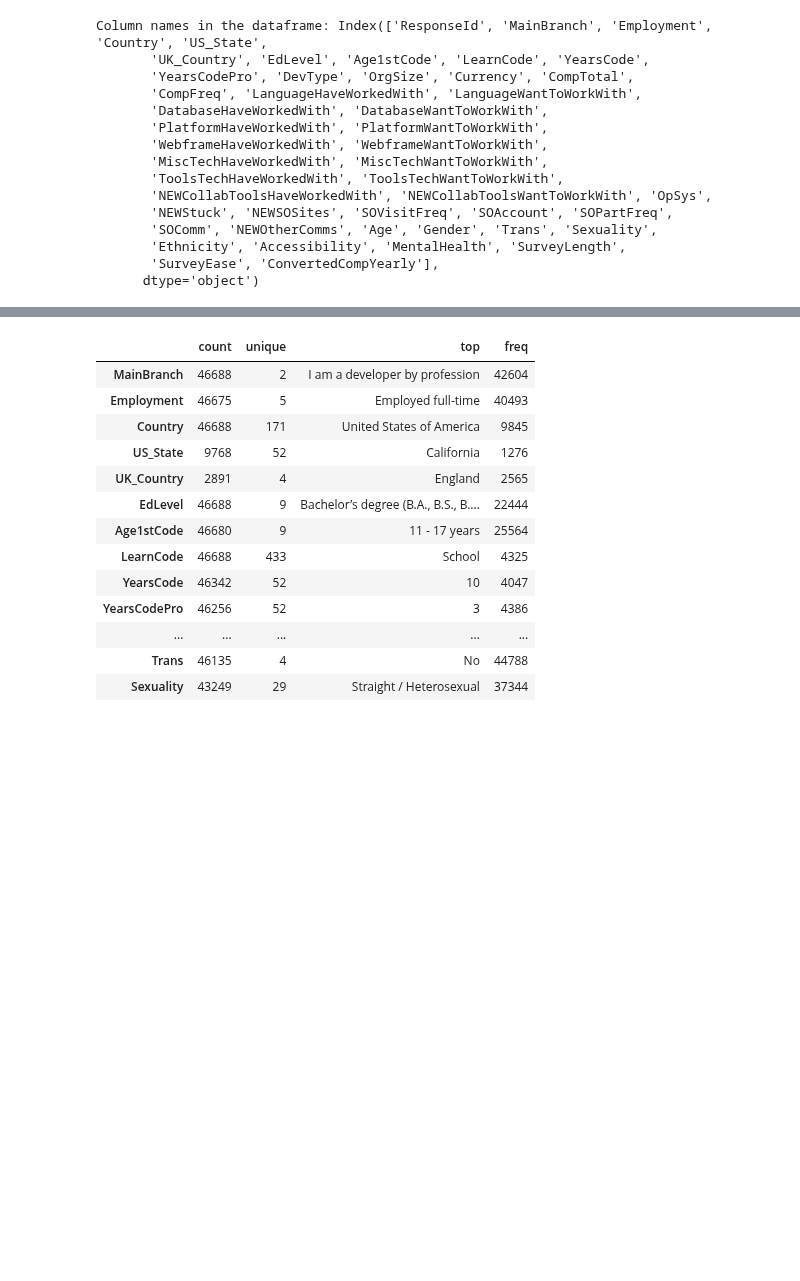
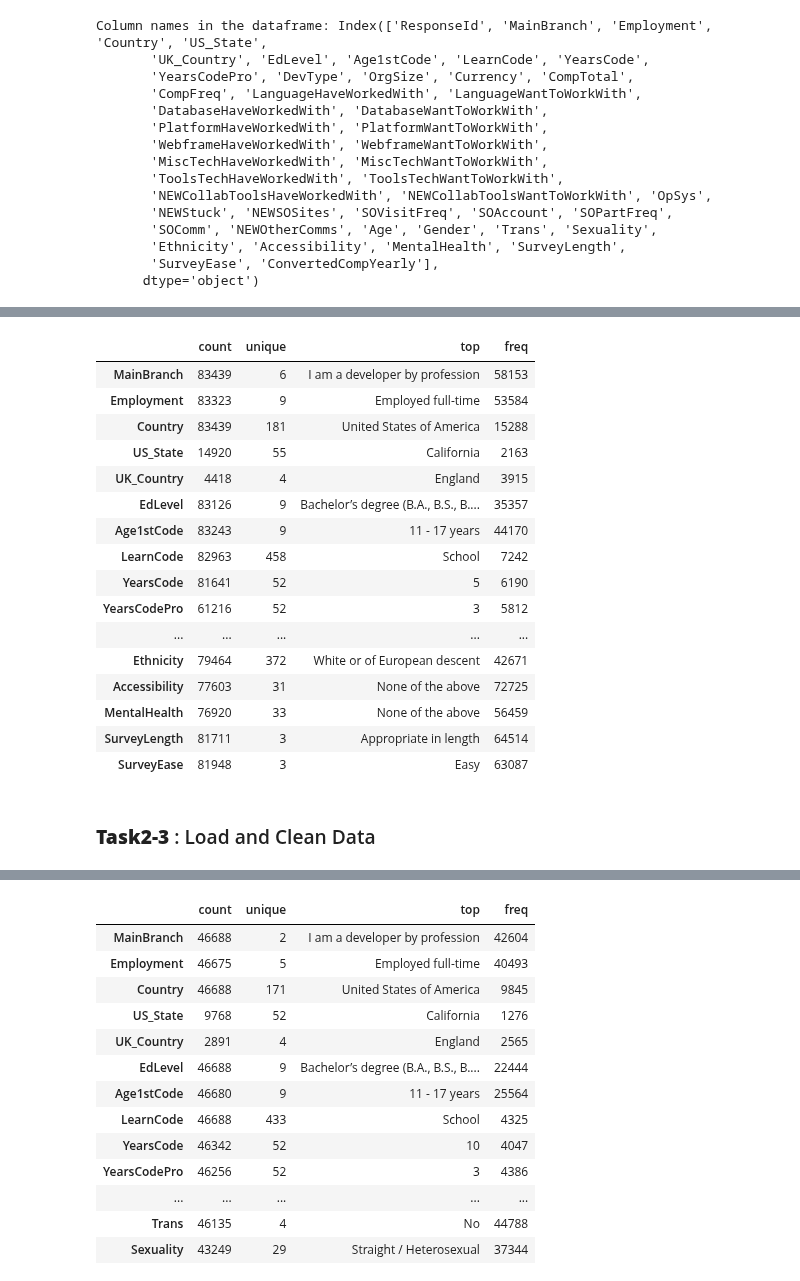
Before and after one commit to data301-2021-winter1/project-group13-project, a Jupyter notebook: notebooks/analysis2.ipynb, the cells around one changed output, grey strips where cells are left out. Saved outputs shown, nothing was run; the diff lists cells and outputs as text; code cells hidden in the pictures; blank space fills up the shorter version.

```diff
--- a/notebooks/analysis2.ipynb
+++ b/notebooks/analysis2.ipynb
@@ -56,3 +82,25 @@ Column names in the dataframe: Index(['ResponseId', 'MainBranch', 'Employment',
+# %%
+df2021.describe(include='object').T
+# %% [output]
+|  | count | unique | top | freq |
+| MainBranch | 83439 | 6 | I am a developer by profession | 58153 |
+| Employment | 83323 | 9 | Employed full-time | 53584 |
+| Country | 83439 | 181 | United States of America | 15288 |
+| US_State | 14920 | 55 | California | 2163 |
+| UK_Country | 4418 | 4 | England | 3915 |
+| EdLevel | 83126 | 9 | Bachelor’s degree (B.A., B.S., B.... | 35357 |
+| Age1stCode | 83243 | 9 | 11 - 17 years | 44170 |
+| LearnCode | 82963 | 458 | School | 7242 |
+| YearsCode | 81641 | 52 | 5 | 6190 |
+| YearsCodePro | 61216 | 52 | 3 | 5812 |
+| ... | ... | ... | ... | ... |
+| Ethnicity | 79464 | 372 | White or of European descent | 42671 |
+| Accessibility | 77603 | 31 | None of the above | 72725 |
+| MentalHealth | 76920 | 33 | None of the above | 56459 |
+| SurveyLength | 81711 | 3 | Appropriate in length | 64514 |
+| SurveyEase | 81948 | 3 | Easy | 63087 |
+# %% [markdown]
+### **Task2-3** : Load and Clean Data
 # %%
 #Clean Dataset by removing irrelevent columns and N/A values from Edlevel, LearnCOde, ConvertedCompYearly and Employment
 df2021Cleaned = p2.load_and_process('../data/raw/survey_results_public_2021.csv')
```
Also changed, not shown: parts of 9 cells of this notebook, 1 other file.
